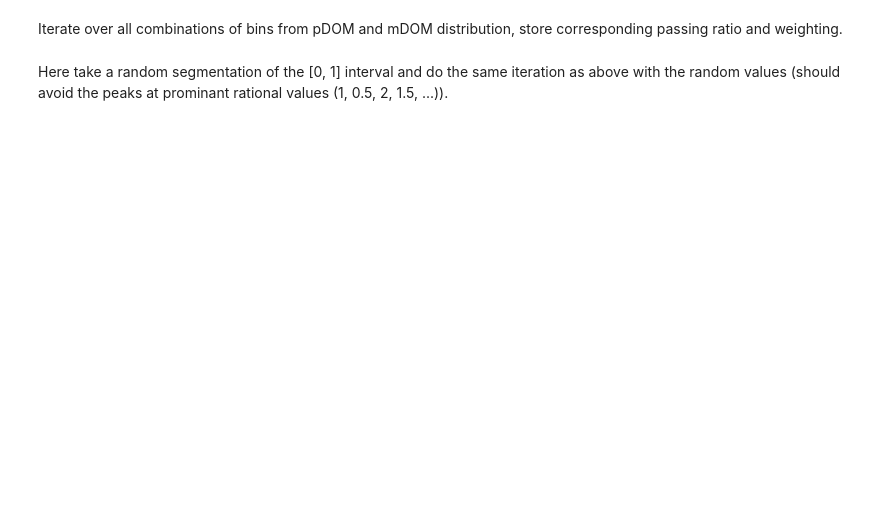
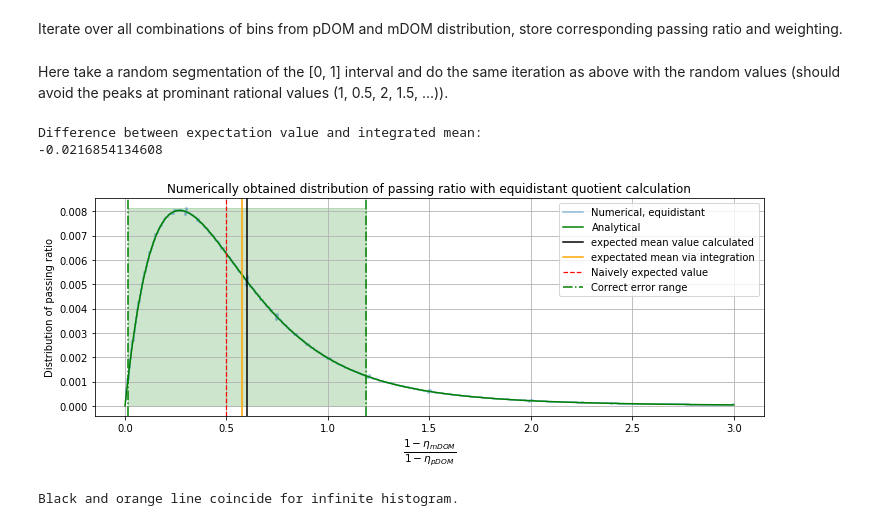
Before and after one commit to jsaffer/vetostudie, a Jupyter notebook: beta_ratio.ipynb, the cells around one changed output. Cells and saved outputs as stored; diff of their text form; code cells hidden in the pictures; blank space fills up the shorter version.

```diff
--- a/beta_ratio.ipynb
+++ b/beta_ratio.ipynb
@@ -311,7 +302,7 @@ print('Expectation value via integration: ' + str(expect_analytic))
 naive_expect = (n_hits - n_veto_hits_mdom)/(n_hits - n_veto_hits_pdom)
 print('Naively expected value: ' + str(naive_expect))
 
-expect_pass_frac = ((n_hits - n_veto_hits_mdom)*(n_hits - 1)/(n_hits*(n_hits - n_veto_hits_pdom - 1)))
+expect_pass_rat = ((n_hits - n_veto_hits_mdom)*(n_hits - 1)/(n_hits*(n_hits - n_veto_hits_pdom - 1)))
 
 plt.plot(w, p, label = 'P.D.F.')
 #plt.plot(w, cp_scaled, label = '0.01 * C.D.F.')
@@ -320,7 +311,8 @@ plt.grid(True)
 plt.title('Analytical approach')
 plt.axvline(x = naive_expect, linewidth = 1.25, color = 'red', linestyle = '--', label = 'Naive value')
 plt.axvline(x = expect_analytic, linewidth = 1.5, color = 'orange', label = 'Expectation value via integration')
-plt.axvline(x = expect_pass_frac, linewidth = 1.25, color = 'k', label = 'Expectation value from calculation')
+plt.axvline(x = expect_pass_rat, linewidth = 1.25, color = 'k', label = 'Expectation value from calculation')
 plt.legend(loc = 'best')
 plt.show()
+print('Black and orange line coincide for infinite histogram.')
 # %% [output]
@@ -507,35 +487,44 @@ wei = np.array(wei)
 # %%
 reso = 501
 
 bins = np.linspace(0,3,reso)
 hist, bin_edges = np.histogram(val_, bins = bins, weights=wei_)
 norm = np.sum(hist)
 hist = hist/norm
 bin_centers = (bins[:-1] + bins[1:])/2
 
 expect_numeric = np.dot(bin_centers, hist)
 
-expect_pass_frac = ((n_hits - n_veto_hits_mdom)*(n_hits - 1)/(n_hits*(n_hits - n_veto_hits_pdom - 1)))
+#expect_pass_rat = ((n_hits - n_veto_hits_mdom)*(n_hits - 1)/(n_hits*(n_hits - n_veto_hits_pdom - 1)))
 
-print(expect_numeric - expect_pass_frac)
+print('Difference between expectation value and integrated mean:')
+print(expect_numeric - expect_pass_rat)
 
 plt.title('Numerically obtained distribution of passing ratio with equidistant quotient calculation')
 plt.xlabel(r'$\frac{1-\eta_{mDOM}}{1-\eta_{pDOM}}$', fontsize = 15)
 plt.ylabel('Distribution of passing ratio')
-plt.step(bin_centers, hist, where = 'mid', label = 'Numerical, equidistant')
+plt.step(bin_centers, hist, where = 'mid', label = 'Numerical, equidistant', alpha = 0.5)
 plt.plot(w ,p, color = 'green', label = 'Analytical')
-plt.axvline(x = expect_pass_frac, ymin = 0, ymax = 1, linewidth = 1.5, color = 'k', label = 'expected mean value calculated')
+plt.axvline(x = expect_pass_rat, ymin = 0, ymax = 1, linewidth = 1.5, color = 'k', label = 'expected mean value calculated')
 plt.axvline(x = expect_numeric, ymin = 0, ymax = 1, linewidth = 1.5, color = 'orange', label = 'expectated mean via integration')
 plt.axvline(x = naive_expect, ymin = 0, ymax = 1, linewidth = 1.25, color = 'red', linestyle = '--', label = 'Naively expected value')
-plt.axvline(x = over_error_low, ymin = 0, ymax = 1, linewidth = 1.5, color = 'k', alpha = 0.5, label = 'overestimated error range')
-plt.axvline(x = over_error_top, ymin = 0, ymax = 1, linewidth = 1.5, color = 'k', alpha = 0.5)
-plt.axvline(x = low_pf, ymin = 0, ymax = 1, linewidth = 1.5, color = 'cyan', alpha = 1, label = 'Correct error range')
-plt.axvline(x = top_pf, ymin = 0, ymax = 1, linewidth = 1.5, color = 'cyan', alpha = 1)
+#plt.axvline(x = over_error_low, ymin = 0, ymax = 1, linewidth = 1.5, color = 'k', alpha = 0.5, label = 'overestimated error range')
+#plt.axvline(x = over_error_top, ymin = 0, ymax = 1, linewidth = 1.5, color = 'k', alpha = 0.5)
+plt.axvline(x = low_pf, ymin = 0, ymax = 1, linewidth = 1.5, color = 'green', alpha = 1, linestyle = '-.', label = 'Correct error range')
+plt.axvline(x = top_pf, ymin = 0, ymax = 1, linewidth = 1.5, color = 'green', alpha = 1, linestyle = '-.')
+maxim_pr = max(hist)
+plt.fill_between([low_pr, top_pr], [0, 0], maxim_pr, color = 'green', alpha = 0.2)
 
 plt.legend(loc = 'best')
 plt.grid(True)
 #plt.savefig('num_ratio.png')
 plt.show()
+print('Black and orange line coincide for infinite histogram.')
+# %% [output]
+Difference between expectation value and integrated mean:
+-0.0216854134608
+[figure, added]
+Black and orange line coincide for infinite histogram.
 # %%
 bins = np.linspace(0,3,reso)
 hist, bin_edges = np.histogram(val, bins = bins, weights=wei)
```
Also changed, not shown: parts of 17 cells of this notebook.
